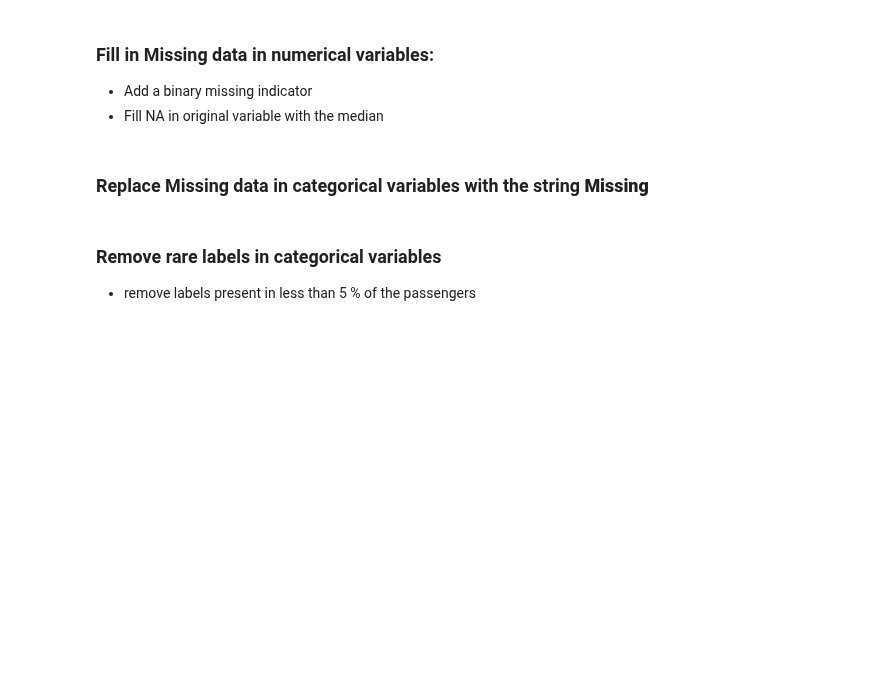
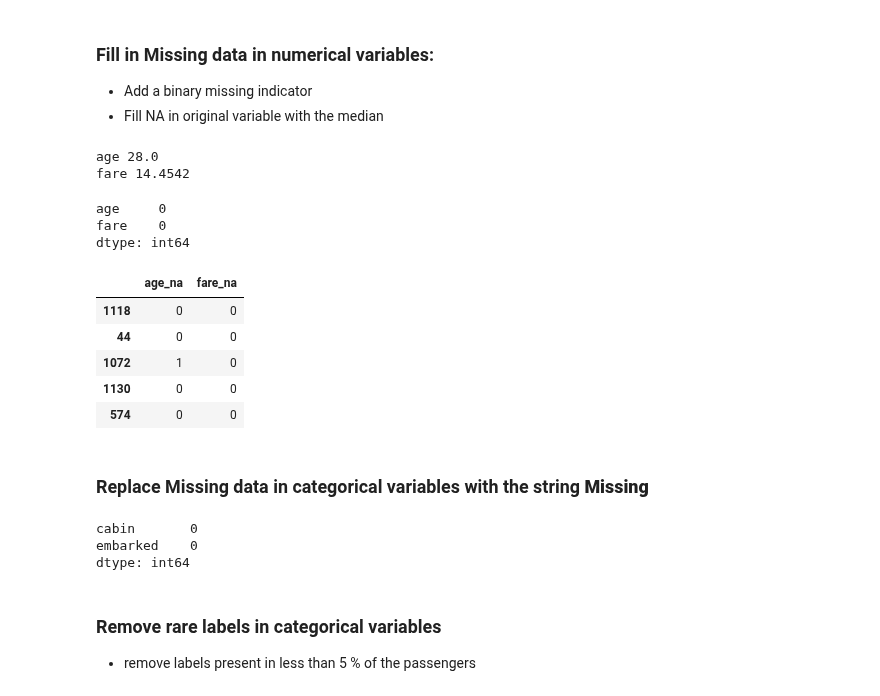
Before and after one commit to trainindata/deploying-machine-learning-models, a Jupyter notebook: section-04-research-and-development/titanic-assignment/01-predicting-survival-titanic-assignement.ipynb, the cells around one changed output. Drawn from its saved outputs; the diff is of its cells as text; code cells hidden in the pictures; blank space fills up the shorter version.

```diff
--- a/section-04-research-and-development/titanic-assignment/01-predicting-survival-titanic-assignement.ipynb
+++ b/section-04-research-and-development/titanic-assignment/01-predicting-survival-titanic-assignement.ipynb
@@ -124,5 +153,8 @@ print('Number of categorical variables: {}'.format(len(vars_cat)))
 ### Find missing values in variables
 # %%
 # first in numerical variables
+vars_num_with_na = [
+    var for var in vars_num if data[var].isnull().sum() > 0
+]
 # %%
 # now in categorical variables
@@ -146,13 +193,60 @@ X_train.shape, X_test.shape
 ## Feature Engineering
 
 ### Extract only the letter (and drop the number) from the variable Cabin
+# %%
+X_train["cabin_letter"] = X_train["cabin"].apply(lambda c: str(c)[0] if c is not np.nan else c)
+X_test["cabin_letter"] = X_test["cabin"].apply(lambda c: str(c)[0] if c is not np.nan else c)
 # %% [markdown]
 ### Fill in Missing data in numerical variables:
 
 - Add a binary missing indicator
 - Fill NA in original variable with the median
+# %%
+for var in vars_num_with_na:
+
+    # calculate the median using the train set
+    median_val = X_train[var].median()
+
+    print(var, median_val)
+
+    # add binary missing indicator (in train and test)
+    X_train[var + "_na"] = np.where(X_train[var].isnull(), 1, 0)
+    X_test[var + "_na"] = np.where(X_test[var].isnull(), 1, 0)
+
+    # replace missing values with the median (in train and test)
+    X_train[var].fillna(median_val, inplace=True)
+    X_test[var].fillna(median_val, inplace=True)
+
+# check that missing values have been replaced
+X_train[vars_num_with_na].isnull().sum()
+# %% [output]
+age 28.0
+fare 14.4542
+age     0
+fare    0
+dtype: int64
+# %%
+X_train[["age_na", "fare_na"]].head()
+# %% [output]
+|  | age_na | fare_na |
+| 1118 | 0 | 0 |
+| 44 | 0 | 0 |
+| 1072 | 1 | 0 |
+| 1130 | 0 | 0 |
+| 574 | 0 | 0 |
 # %% [markdown]
 ### Replace Missing data in categorical variables with the string **Missing**
+# %%
+for var in vars_cat_with_na:
+    X_train[var].fillna("Missing", inplace=True)
+    X_test[var].fillna("Missing", inplace=True)
+
+# check that missing vaues have been replaced
+X_train[vars_cat_with_na].isnull().sum()
+# %% [output]
+cabin       0
+embarked    0
+dtype: int64
 # %% [markdown]
 ### Remove rare labels in categorical variables
 
```
Also changed, not shown: parts of 13 cells of this notebook, 2 other files.
